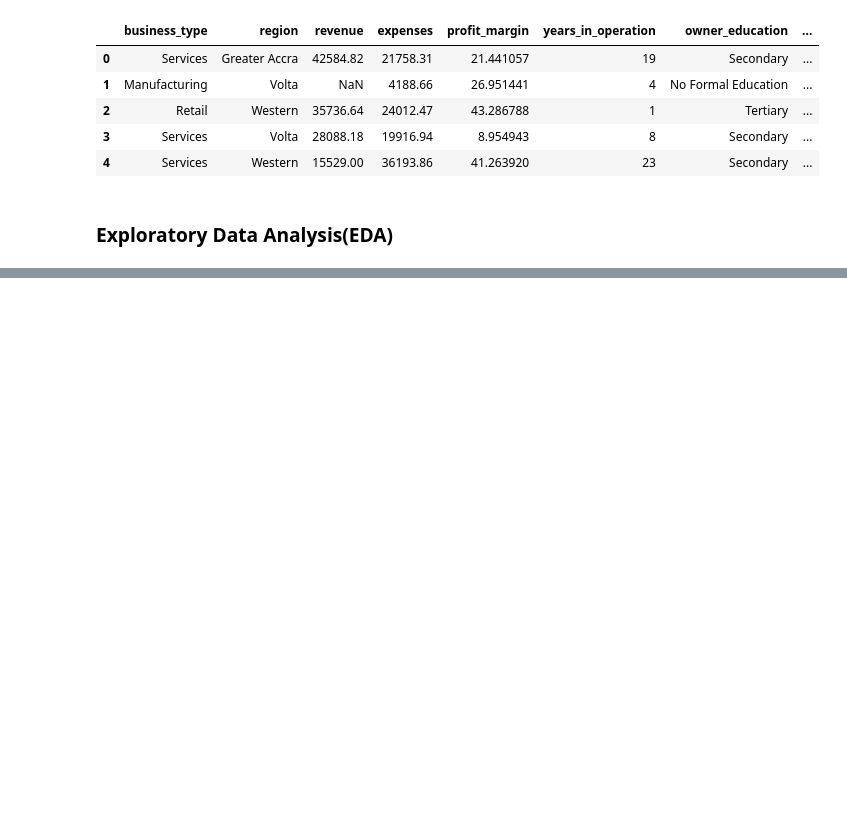
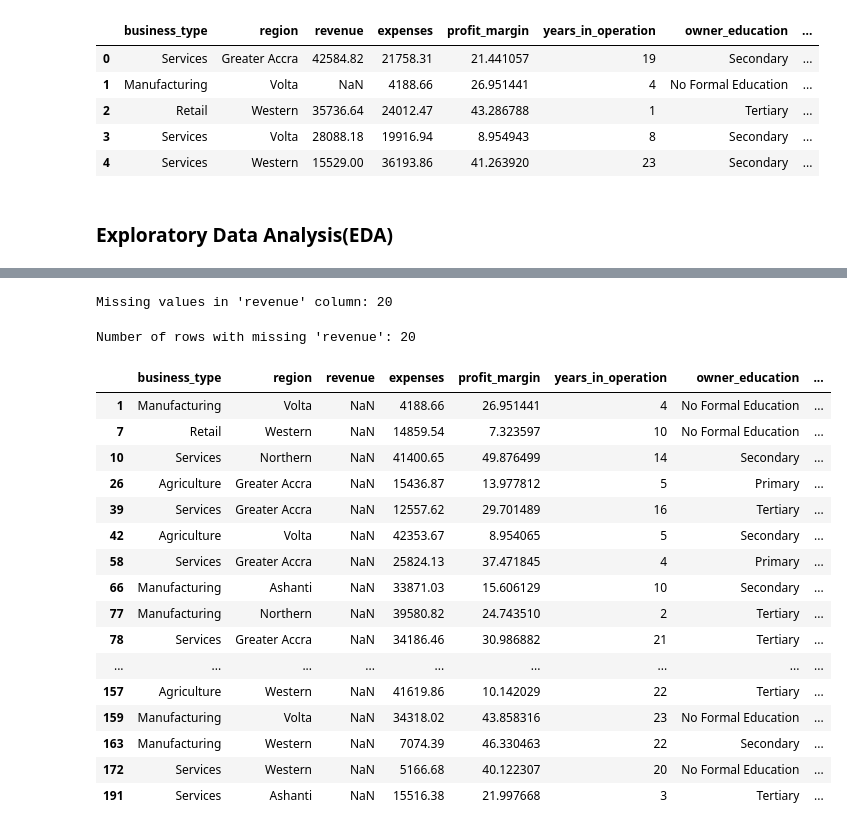
Before and after one commit to EfyaDufie2020/Small-Business-Performance-Analysis-in-Ghana, a Jupyter notebook: Notebooks/SBPG.ipynb, the cells around one changed output, grey strips where cells are left out. Saved outputs shown, nothing was run; the diff lists cells and outputs as text; code cells hidden in the pictures; blank space fills up the shorter version.

```diff
--- a/Notebooks/SBPG.ipynb
+++ b/Notebooks/SBPG.ipynb
@@ -167,0 +300,35 @@ df_Small_Business.info()
+# %%
+ # check missing values in the 'Revenue' column
+missing_count = df_Small_Business['revenue'].isnull().sum()
+
+print(f"Missing values in 'revenue' column: {missing_count}")
+# %% [output]
+Missing values in 'revenue' column: 20
+# %%
+# Filter rows where 'Revenue' is missing (NaN)
+missing_rows = df_Small_Business[df_Small_Business['revenue'].isnull()]
+
+# Display the number of missing rows
+print(f"Number of rows with missing 'revenue': {len(missing_rows)}")
+
+# Display the 20 rows
+missing_rows
+# %% [output]
+Number of rows with missing 'revenue': 20
+|  | business_type | region | revenue | expenses | profit_margin | years_in_operation | owner_education | ... |
+| 1 | Manufacturing | Volta | NaN | 4188.66 | 26.951441 | 4 | No Formal Education | ... |
+| 7 | Retail | Western | NaN | 14859.54 | 7.323597 | 10 | No Formal Education | ... |
+| 10 | Services | Northern | NaN | 41400.65 | 49.876499 | 14 | Secondary | ... |
+| 26 | Agriculture | Greater Accra | NaN | 15436.87 | 13.977812 | 5 | Primary | ... |
+| 39 | Services | Greater Accra | NaN | 12557.62 | 29.701489 | 16 | Tertiary | ... |
+| 42 | Agriculture | Volta | NaN | 42353.67 | 8.954065 | 5 | Secondary | ... |
+| 58 | Services | Greater Accra | NaN | 25824.13 | 37.471845 | 4 | Primary | ... |
+| 66 | Manufacturing | Ashanti | NaN | 33871.03 | 15.606129 | 10 | Secondary | ... |
+| 77 | Manufacturing | Northern | NaN | 39580.82 | 24.743510 | 2 | Tertiary | ... |
+| 78 | Services | Greater Accra | NaN | 34186.46 | 30.986882 | 21 | Tertiary | ... |
+| ... | ... | ... | ... | ... | ... | ... | ... | ... |
+| 157 | Agriculture | Western | NaN | 41619.86 | 10.142029 | 22 | Tertiary | ... |
+| 159 | Manufacturing | Volta | NaN | 34318.02 | 43.858316 | 23 | No Formal Education | ... |
+| 163 | Manufacturing | Western | NaN | 7074.39 | 46.330463 | 22 | Secondary | ... |
+| 172 | Services | Western | NaN | 5166.68 | 40.122307 | 20 | No Formal Education | ... |
+| 191 | Services | Ashanti | NaN | 15516.38 | 21.997668 | 3 | Tertiary | ... |
```
Also changed, not shown: parts of 7 cells of this notebook.
